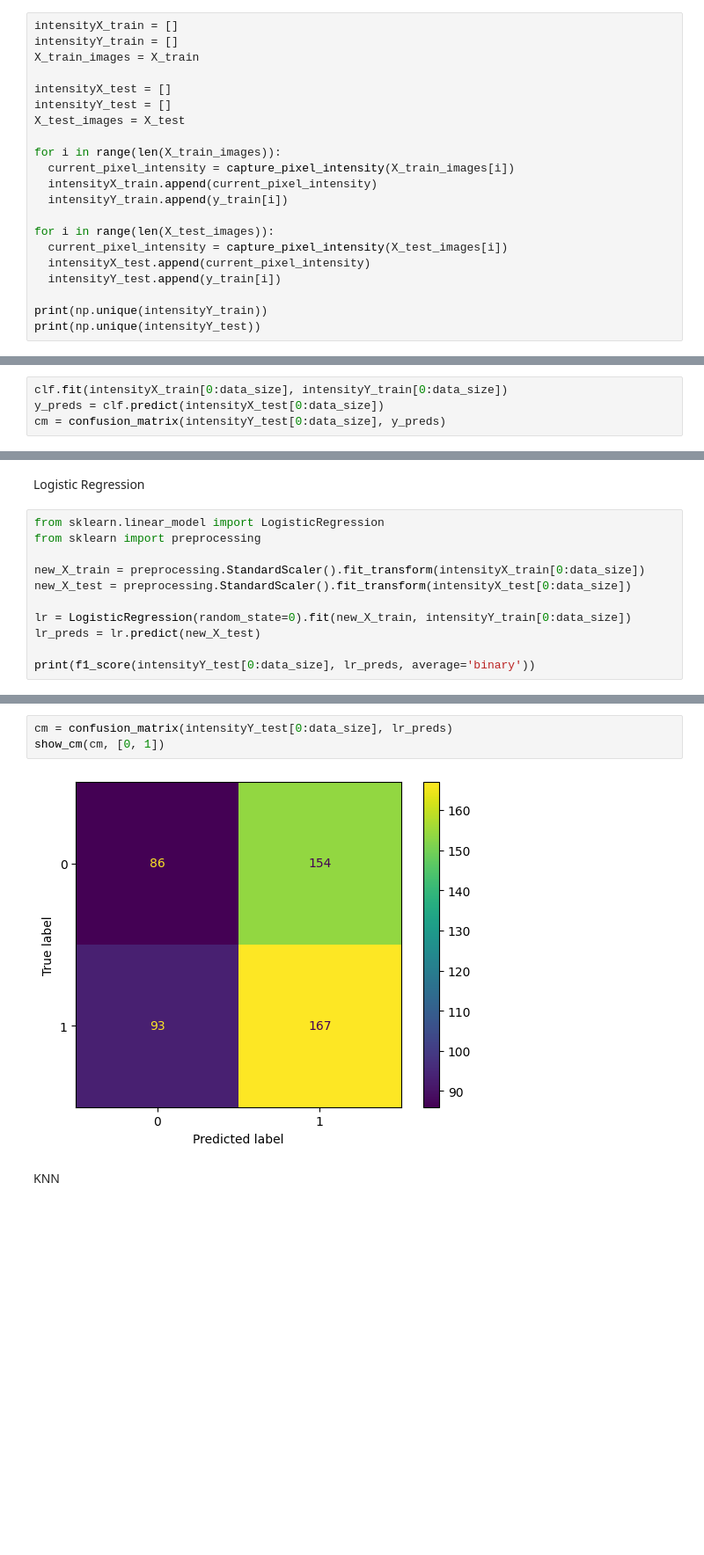
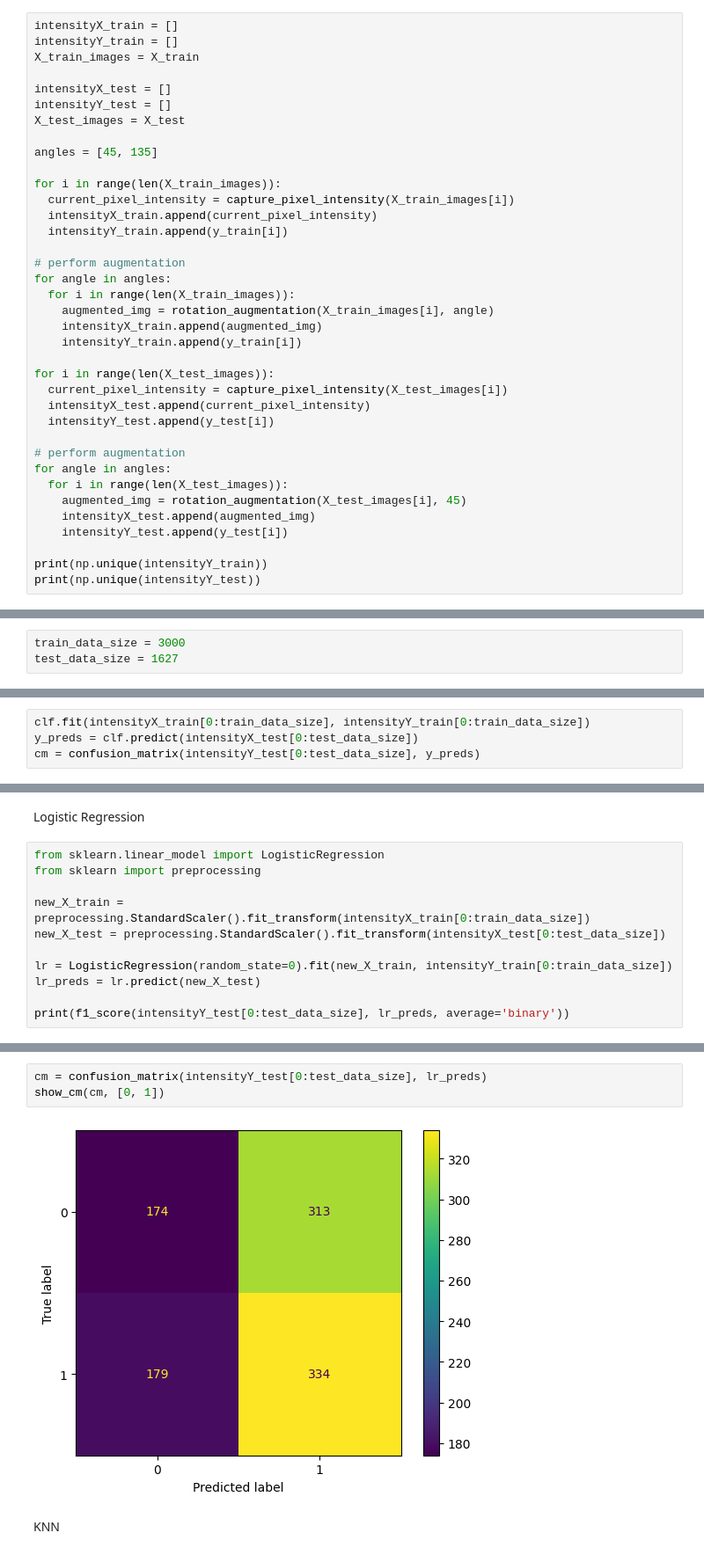
Before and after one commit to y0shK/ml_brain_tumor_classification, a Jupyter notebook: YK_PB_MLFinalProject.ipynb, the cells around one changed output, grey strips where cells are left out. Shown at 88% size. Cells and saved outputs as stored; diff of their text form; blank space fills up the shorter version.

```diff
--- a/YK_PB_MLFinalProject.ipynb
+++ b/YK_PB_MLFinalProject.ipynb
@@ -216,15 +250,31 @@ intensityX_test = []
 intensityY_test = []
 X_test_images = X_test
 
+angles = [45, 135]
+
 for i in range(len(X_train_images)):
   current_pixel_intensity = capture_pixel_intensity(X_train_images[i])
   intensityX_train.append(current_pixel_intensity)
   intensityY_train.append(y_train[i])
 
+# perform augmentation
+for angle in angles:
+  for i in range(len(X_train_images)):
+    augmented_img = rotation_augmentation(X_train_images[i], angle)
+    intensityX_train.append(augmented_img)
+    intensityY_train.append(y_train[i])
+
 for i in range(len(X_test_images)):
   current_pixel_intensity = capture_pixel_intensity(X_test_images[i])
   intensityX_test.append(current_pixel_intensity)
-  intensityY_test.append(y_train[i])
+  intensityY_test.append(y_test[i])
+
+# perform augmentation
+for angle in angles:
+  for i in range(len(X_test_images)):
+    augmented_img = rotation_augmentation(X_test_images[i], 45)
+    intensityX_test.append(augmented_img)
+    intensityY_test.append(y_test[i])
 
 print(np.unique(intensityY_train))
 print(np.unique(intensityY_test))
@@ -248,3 +296,6 @@ data_size = 1000
+# %%
+train_data_size = 3000
+test_data_size = 1627
 # %% [markdown]
 Support Vector Machine (SVM)
 # %%
@@ -252,9 +303,9 @@ Support Vector Machine (SVM)
 from sklearn.pipeline import make_pipeline
 clf = make_pipeline(StandardScaler(), SVC(gamma='auto', kernel='rbf'))
 # %%
-clf.fit(intensityX_train[0:data_size], intensityY_train[0:data_size])
-y_preds = clf.predict(intensityX_test[0:data_size])
-cm = confusion_matrix(intensityY_test[0:data_size], y_preds)
+clf.fit(intensityX_train[0:train_data_size], intensityY_train[0:train_data_size])
+y_preds = clf.predict(intensityX_test[0:test_data_size])
+cm = confusion_matrix(intensityY_test[0:test_data_size], y_preds)
 # %%
 cm
 # %% [output]
@@ -287,11 +339,11 @@ Logistic Regression
 from sklearn.linear_model import LogisticRegression
 from sklearn import preprocessing
 
-new_X_train = preprocessing.StandardScaler().fit_transform(intensityX_train[0:data_size])
-new_X_test = preprocessing.StandardScaler().fit_transform(intensityX_test[0:data_size])
+new_X_train = preprocessing.StandardScaler().fit_transform(intensityX_train[0:train_data_size])
+new_X_test = preprocessing.StandardScaler().fit_transform(intensityX_test[0:test_data_size])
 
-lr = LogisticRegression(random_state=0).fit(new_X_train, intensityY_train[0:data_size])
+lr = LogisticRegression(random_state=0).fit(new_X_train, intensityY_train[0:train_data_size])
 lr_preds = lr.predict(new_X_test)
 
-print(f1_score(intensityY_test[0:data_size], lr_preds, average='binary'))
+print(f1_score(intensityY_test[0:test_data_size], lr_preds, average='binary'))
 # %% [output]
@@ -304,10 +356,10 @@ Please also refer to the documentation for alternative solver options:
     https://scikit-learn.org/stable/modules/linear_model.html#logistic-regression
   n_iter_i = _check_optimize_result(
 # %%
-cm = confusion_matrix(intensityY_test[0:data_size], lr_preds)
+cm = confusion_matrix(intensityY_test[0:test_data_size], lr_preds)
 show_cm(cm, [0, 1])
 # %% [output]
-[figure, old version]
+[figure, new version]
 # %% [markdown]
 KNN
 # %%
```
Also changed, not shown: parts of 19 cells of this notebook.
